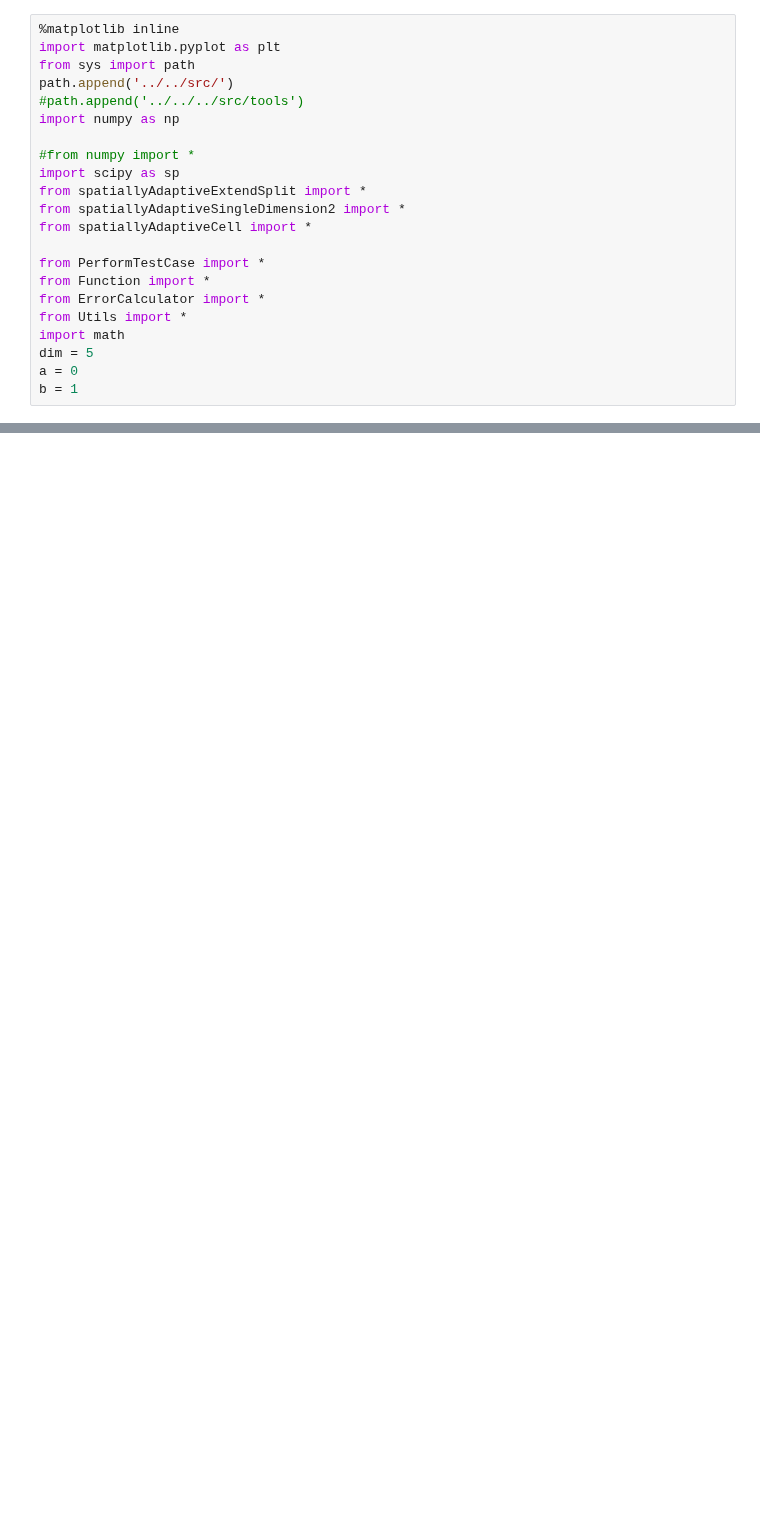
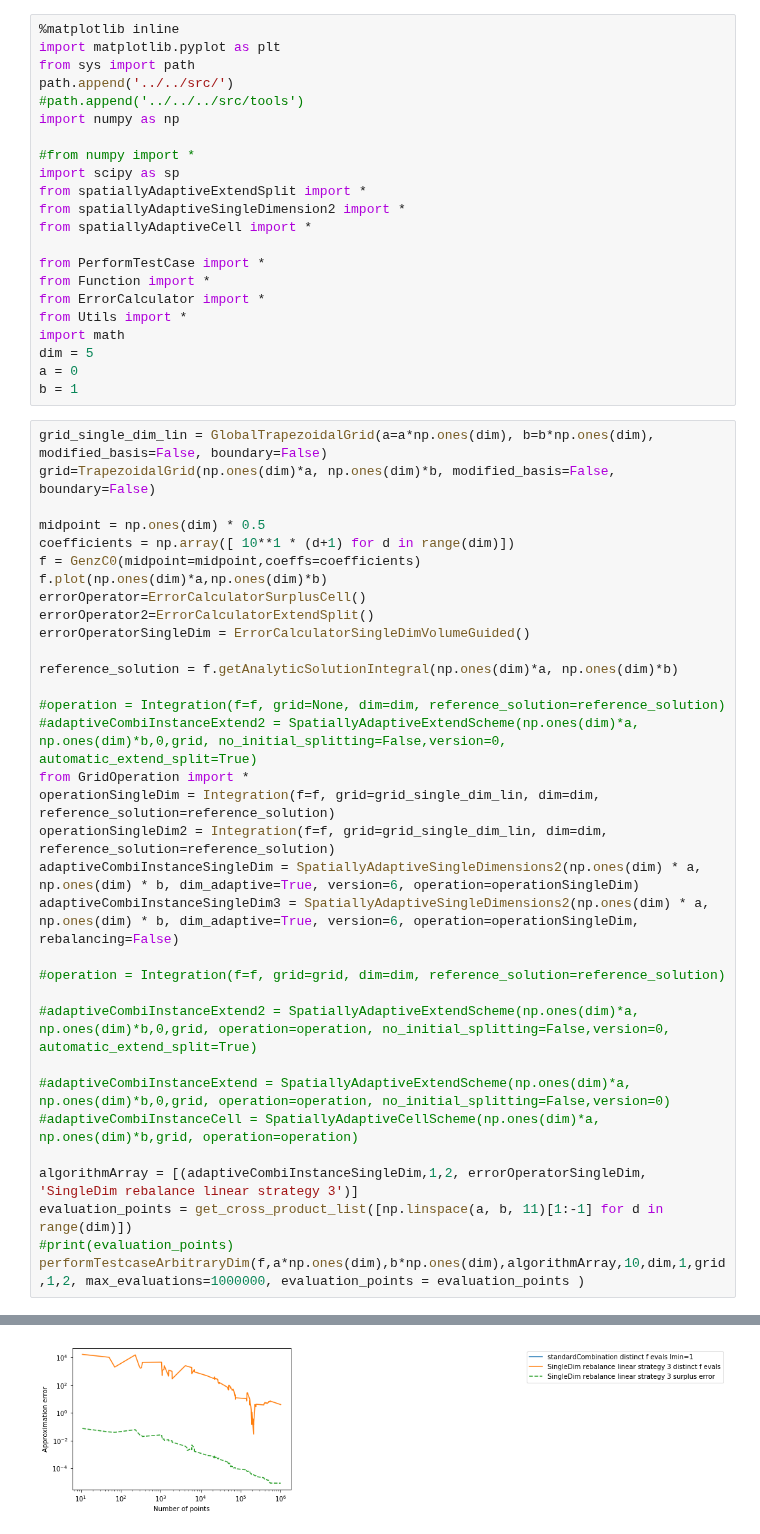
Before and after one commit to obersteiner/sparseSpACE, a Jupyter notebook: ipynb/Test_Cases_SIAM-SISC/SIAM-SISC-Final-Testcases-Continuous.ipynb, the cells around one changed output, grey strips where cells are left out. Saved outputs shown, nothing was run; the diff lists cells and outputs as text; blank space fills up the shorter version.

Commit message:
updated Testcases + added margin 0.5 testcases

```diff
--- a/ipynb/Test_Cases_SIAM-SISC/SIAM-SISC-Final-Testcases-Continuous.ipynb
+++ b/ipynb/Test_Cases_SIAM-SISC/SIAM-SISC-Final-Testcases-Continuous.ipynb
@@ -20,3 +20,37 @@ import math
 dim = 5
 a = 0
 b = 1
+# %%
+grid_single_dim_lin = GlobalTrapezoidalGrid(a=a*np.ones(dim), b=b*np.ones(dim), modified_basis=False, boundary=False)
+grid=TrapezoidalGrid(np.ones(dim)*a, np.ones(dim)*b, modified_basis=False, boundary=False)
+
+midpoint = np.ones(dim) * 0.5
+coefficients = np.array([ 10**1 * (d+1) for d in range(dim)])
+f = GenzC0(midpoint=midpoint,coeffs=coefficients)
+f.plot(np.ones(dim)*a,np.ones(dim)*b)
+errorOperator=ErrorCalculatorSurplusCell()
+errorOperator2=ErrorCalculatorExtendSplit()
+errorOperatorSingleDim = ErrorCalculatorSingleDimVolumeGuided()
+
+reference_solution = f.getAnalyticSolutionIntegral(np.ones(dim)*a, np.ones(dim)*b)
+
+#operation = Integration(f=f, grid=None, dim=dim, reference_solution=reference_solution)
+#adaptiveCombiInstanceExtend2 = SpatiallyAdaptiveExtendScheme(np.ones(dim)*a, np.ones(dim)*b,0,grid, no_initial_splitting=False,version=0, automatic_extend_split=True)
+from GridOperation import *
+operationSingleDim = Integration(f=f, grid=grid_single_dim_lin, dim=dim, reference_solution=reference_solution)
+operationSingleDim2 = Integration(f=f, grid=grid_single_dim_lin, dim=dim, reference_solution=reference_solution)
+adaptiveCombiInstanceSingleDim = SpatiallyAdaptiveSingleDimensions2(np.ones(dim) * a, np.ones(dim) * b, dim_adaptive=True, version=6, operation=operationSingleDim)
+adaptiveCombiInstanceSingleDim3 = SpatiallyAdaptiveSingleDimensions2(np.ones(dim) * a, np.ones(dim) * b, dim_adaptive=True, version=6, operation=operationSingleDim, rebalancing=False)
+
+#operation = Integration(f=f, grid=grid, dim=dim, reference_solution=reference_solution)
+
+#adaptiveCombiInstanceExtend2 = SpatiallyAdaptiveExtendScheme(np.ones(dim)*a, np.ones(dim)*b,0,grid, operation=operation, no_initial_splitting=False,version=0, automatic_extend_split=True)
+
+#adaptiveCombiInstanceExtend = SpatiallyAdaptiveExtendScheme(np.ones(dim)*a, np.ones(dim)*b,0,grid, operation=operation, no_initial_splitting=False,version=0)
+#adaptiveCombiInstanceCell = SpatiallyAdaptiveCellScheme(np.ones(dim)*a, np.ones(dim)*b,grid, operation=operation)
+
+algorithmArray = [(adaptiveCombiInstanceSingleDim,1,2, errorOperatorSingleDim, 'SingleDim rebalance linear strategy 3')]
+evaluation_points = get_cross_product_list([np.linspace(a, b, 11)[1:-1] for d in range(dim)])
+#print(evaluation_points)
+performTestcaseArbitraryDim(f,a*np.ones(dim),b*np.ones(dim),algorithmArray,10,dim,1,grid,1,2, max_evaluations=1000000, evaluation_points = evaluation_points )
+# %% [output]
@@ -22,0 +74 @@ b = 1
+[figure, added]
```
Also changed, not shown: parts of 3 cells of this notebook, 8 other files.
